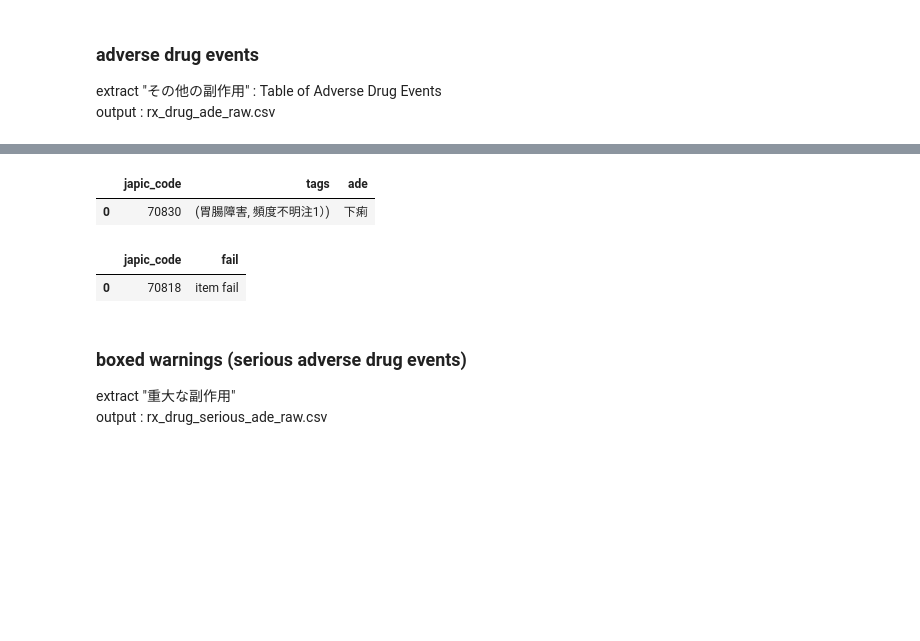
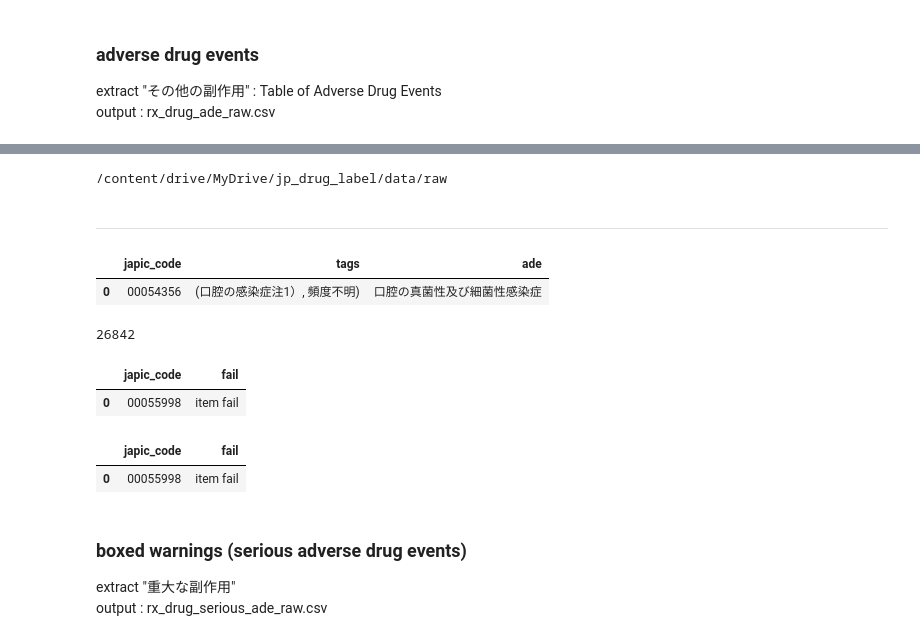
Before and after one commit to tatonetti-lab/onsides, a Jupyter notebook: onsides_intl/onsides_jp/notebooks/2.parse_labels.ipynb, the cells around one changed output, grey strips where cells are left out. Cells and saved outputs as stored; diff of their text form; code cells hidden in the pictures; blank space fills up the shorter version.

```diff
--- a/onsides_intl/onsides_jp/notebooks/2.parse_labels.ipynb
+++ b/onsides_intl/onsides_jp/notebooks/2.parse_labels.ipynb
@@ -8,5 +8,7 @@ import ast, json
 from bs4 import BeautifulSoup
 #specify home folder (all sub-folders, scripts, data in this folder)
 data_folder = ''
+label_folder = data_folder+'data/raw/'
 api = ''
+date = ''
 # %%
@@ -187,13 +301,66 @@ for japic_code in tqdm(kegg_df['kegg_product_id'].tolist()):
+# %%
+ades_items = []
+failed = []
+folders = glob(data_folder+'data/raw*')
+for folder in folders:
+  print(folder)
+  for file_path in tqdm(glob(folder+'/*')):
+    japic_code = file_path.split('/')[-1].replace('.txt','')
+
+    with open(file_path) as f:
+      s = BeautifulSoup(f, 'html.parser')
+
+    try:
+      #we get the title+content blocks
+      items = s.find_all(class_=['contents-title', 'contents-block'])
+      for i, item in enumerate(items):
+        if 'contents-title' in str(item) and 'contents-block' not in str(item) and 'id' in str(item):
+          #find index of the title of the ade table (it starts with 11.2) and the next item in the list is the table.
+          if '11.2' in item.text:
+            ade_block = i+1
+            ades = items[ade_block]
+            break
+    except:
+      try:
+        #in another format, the title+content blocks are formatted slightly differently
+        items = s.find_all(class_=['subtitle', 'block1'])
+        for i, item in enumerate(items):
+          if 'subtitle' in str(item) and 'block1' not in str(item):
+            if 'その他の副作用' in item.text:
+              ade_block = i+1
+              ades = items[ade_block]
+              break
+
+      except:
+        print('failed')
+
+
+    break
+  break
+# %% [output]
+/content/drive/MyDrive/jp_drug_label/data/raw
+# %% [markdown]
+---
 # %%
 ades_df = pd.DataFrame(ades_items, columns = ['japic_code', 'tags', 'ade'])
-ades_df.to_csv(data_folder+'data/rx_drug_ade_raw.csv', index=False)
+ades_df.to_csv(data_folder+'data/rx_drug_ade_raw_v{}.csv'.format(date), index=False)
 ades_df.head(1)
 # %% [output]
 |  | japic_code | tags | ade |
-| 0 | 70830 | (胃腸障害, 頻度不明注1）) | 下痢 |
+| 0 | 00054356 | (口腔の感染症注1）, 頻度不明) | 口腔の真菌性及び細菌性感染症 |
 # %%
 failed_df = pd.DataFrame(failed, columns = ['japic_code', 'fail'])
+failed_df.to_csv(data_folder+'data/rx_drug_ade_failed_v{}.csv'.format(date), index=False)
+print(failed_df.shape[0])
 failed_df.head(1)
 # %% [output]
+26842
 |  | japic_code | fail |
-| 0 | 70818 | item fail |
+| 0 | 00055998 | item fail |
+# %%
+#retry failed stuff
+failed_df = pd.read_csv(data_folder+'data/rx_drug_ade_failed_v{}.csv'.format(date))
+failed_df.head(1)
+# %% [output]
+|  | japic_code | fail |
+| 0 | 00055998 | item fail |
```
Also changed, not shown: parts of 28 cells of this notebook, 55 other files.
